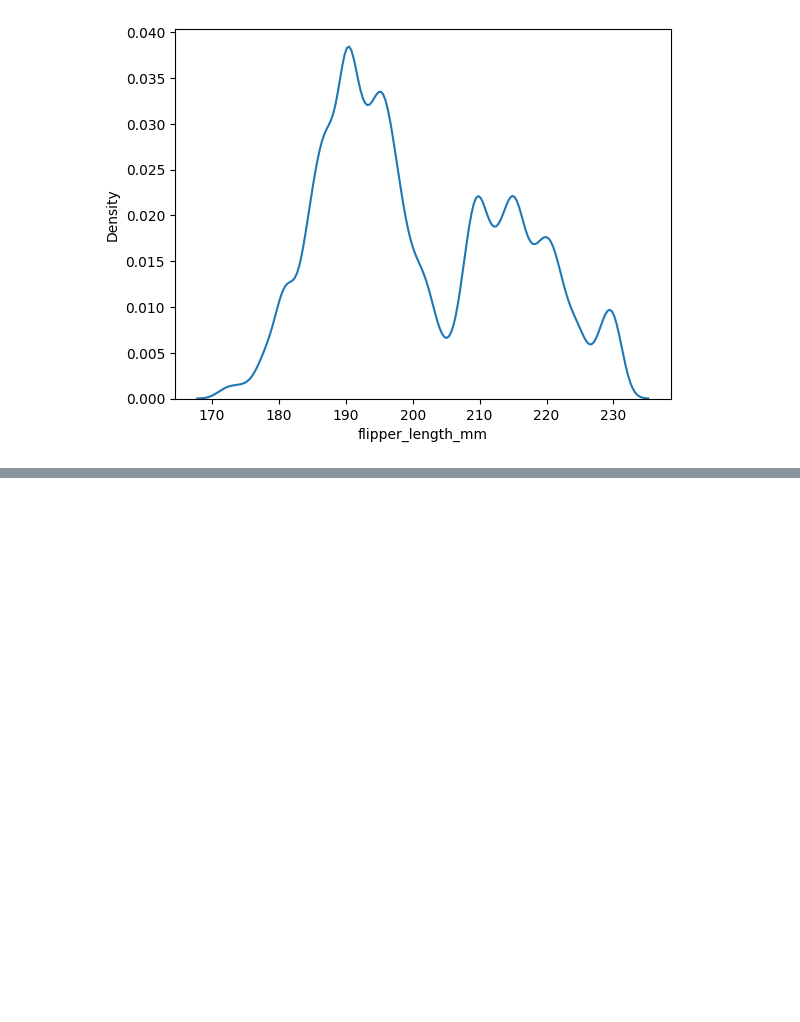
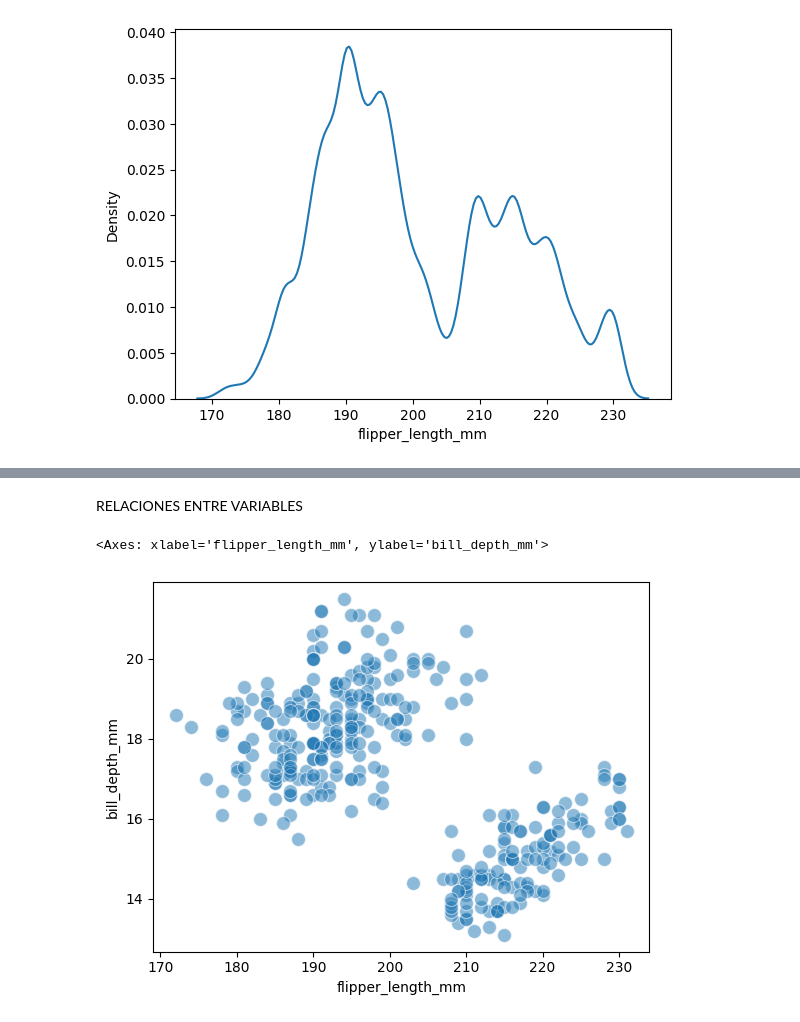
Before and after one commit to AndreMado/data, a Jupyter notebook: notebooks/note.ipynb, the cells around one changed output, grey strips where cells are left out. Saved outputs shown, nothing was run; the diff lists cells and outputs as text; code cells hidden in the pictures; blank space fills up the shorter version.

```diff
--- a/notebooks/note.ipynb
+++ b/notebooks/note.ipynb
@@ -356,0 +395,13 @@ empiricaldist.Cdf.from_seq(df_purge.body_mass_g, normalize= True).plot()
+# %% [markdown]
+RELACIONES ENTRE VARIABLES
+# %%
+sns.scatterplot(
+    data= pre_penguin_df,
+    x= 'flipper_length_mm',
+    y= 'bill_depth_mm',
+    alpha = 1/2,
+    s = 100
+)
+# %% [output]
+<Axes: xlabel='flipper_length_mm', ylabel='bill_depth_mm'>
+[figure, added]
```
Also changed, not shown: parts of 25 cells of this notebook.
